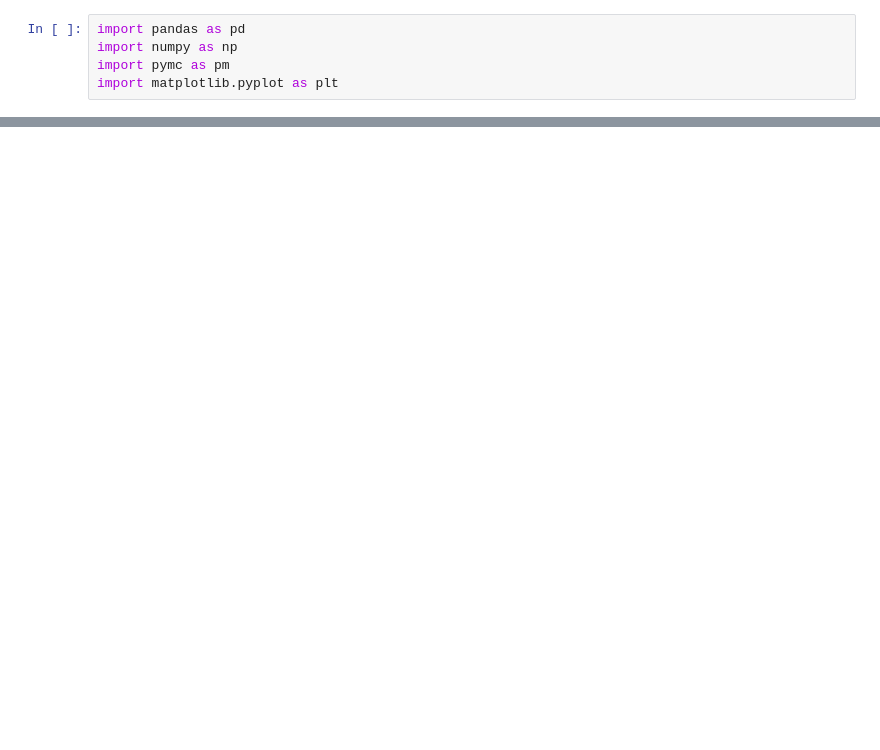
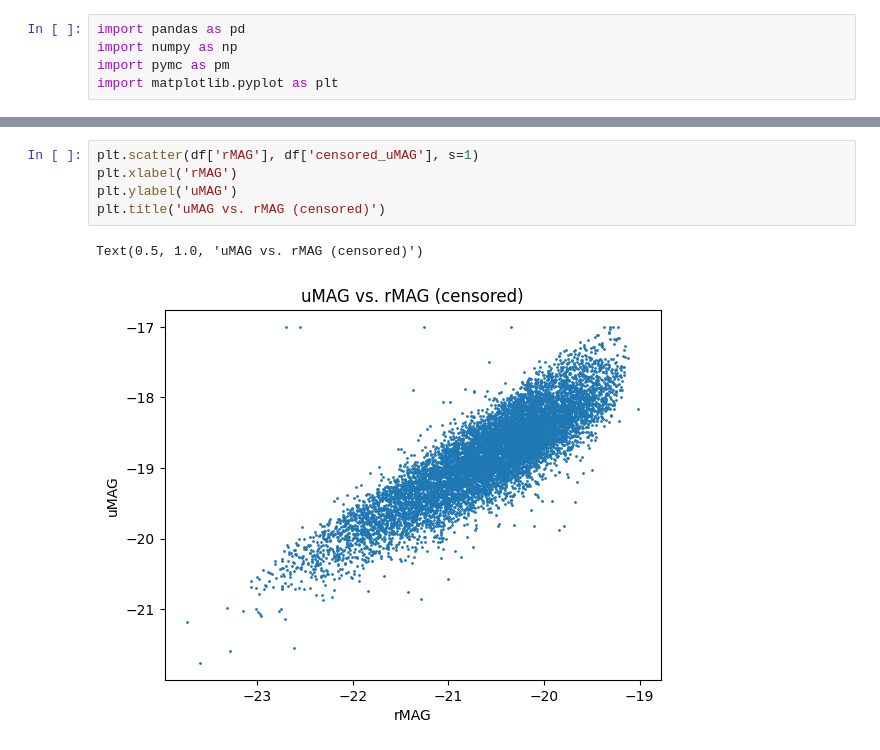
Before and after one commit to erobbtan/AST5731_PROJ3, a Jupyter notebook: Project3NEW.ipynb, the cells around one changed output, grey strips where cells are left out. Cells and saved outputs as stored; diff of their text form; blank space fills up the shorter version.

```diff
--- a/Project3NEW.ipynb
+++ b/Project3NEW.ipynb
@@ -51,0 +67,8 @@ Text(0.5, 1.0, 'r vs. u - r (censored)')
+# %%
+plt.scatter(df['rMAG'], df['censored_uMAG'], s=1)
+plt.xlabel('rMAG')
+plt.ylabel('uMAG')
+plt.title('uMAG vs. rMAG (censored)')
+# %% [output]
+Text(0.5, 1.0, 'uMAG vs. rMAG (censored)')
+[figure, added]
```
Also changed, not shown: parts of 9 cells of this notebook.
